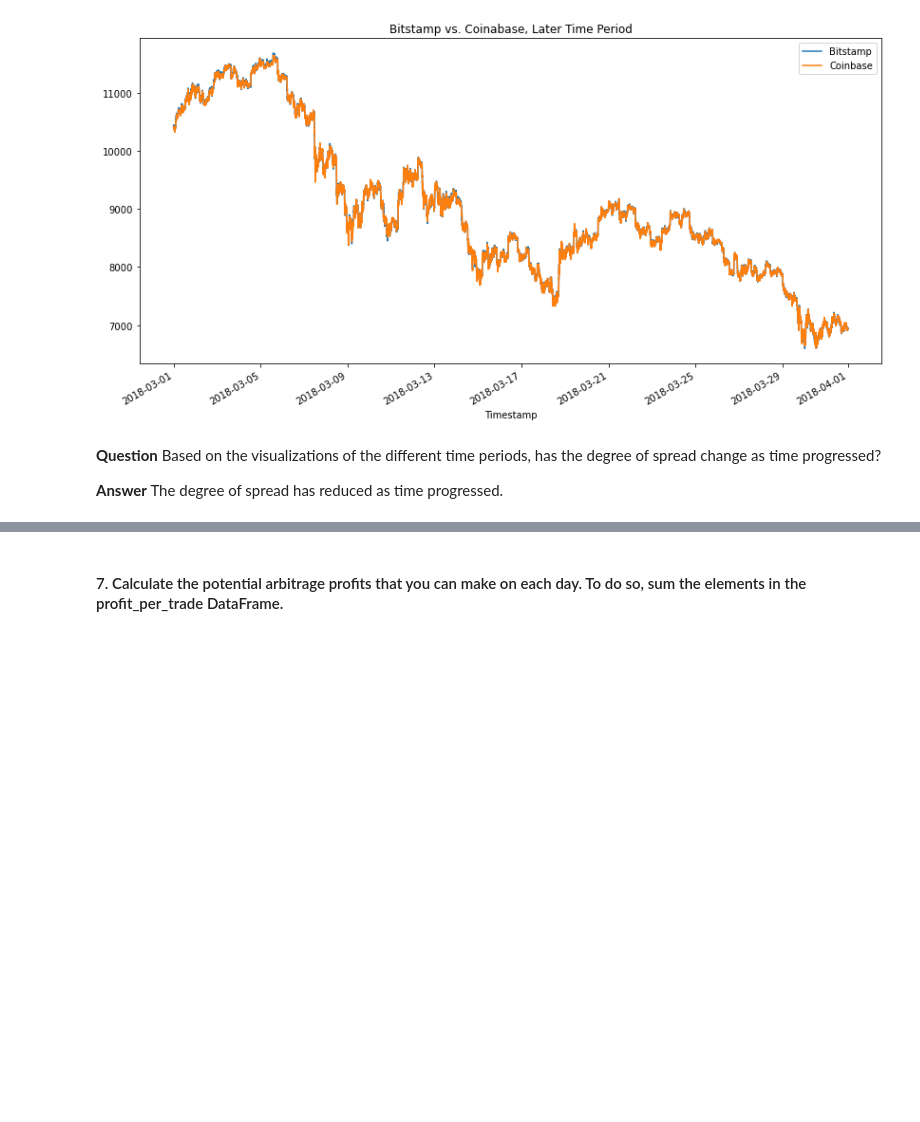
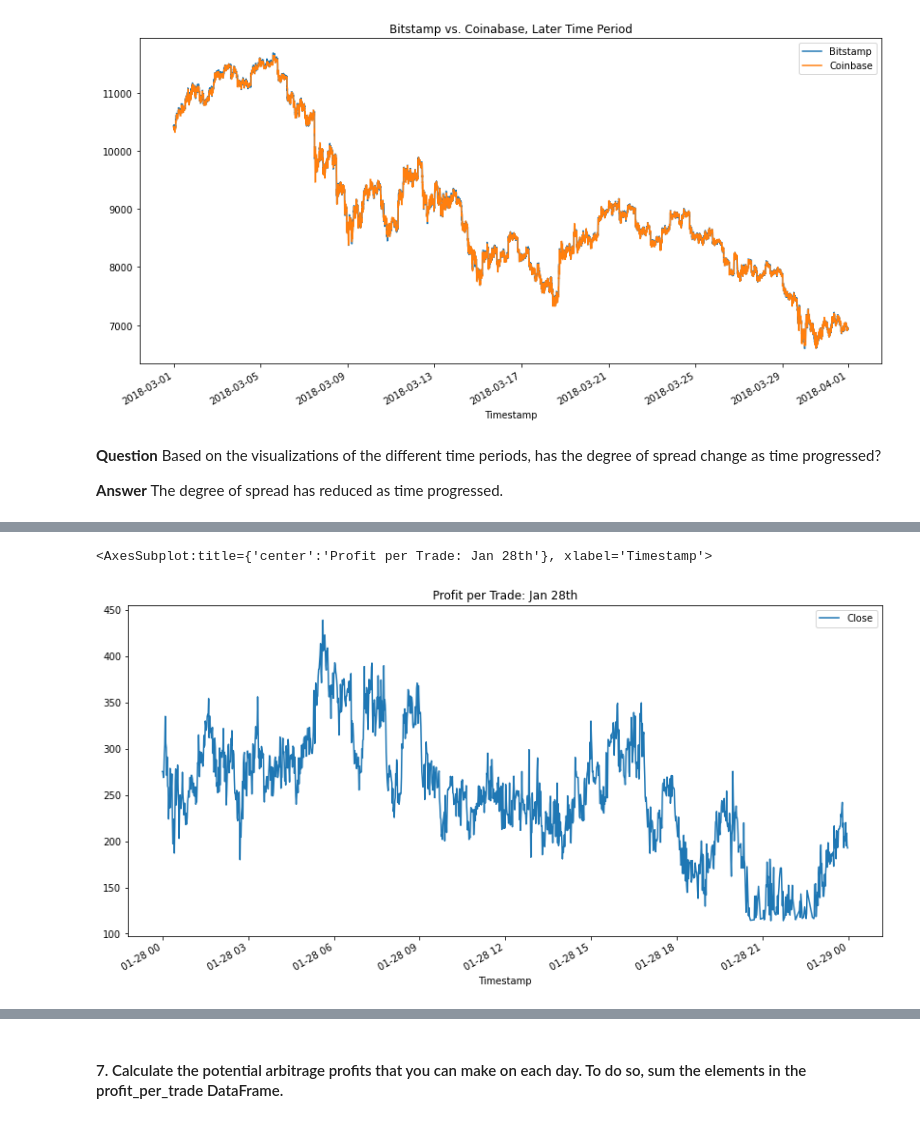
Before and after one commit to 7amza-eth/ArbitrageAnalysis, a Jupyter notebook: crypto_arbitrage.ipynb, the cells around one changed output, grey strips where cells are left out. Cells and saved outputs as stored; diff of their text form; code cells hidden in the pictures; blank space fills up the shorter version.

```diff
--- a/crypto_arbitrage.ipynb
+++ b/crypto_arbitrage.ipynb
@@ -589,0 +288,8 @@ Name: Close, dtype: float64
+# %%
+# Arbitrage spread calculations and summarization of each day
+arbitrage_spread_early = coinbase_sliced.loc['2018-01-01'] - bitstamp_sliced.loc['2018-01-01']
+arbitrage_spread_middle = bitstamp_sliced.loc['2018-01-28'] - coinbase_sliced.loc['2018-01-28']
+arbitrage_spread_late = coinbase_sliced.loc['2018-03-31'] - bitstamp_sliced.loc['2018-03-31']
+display(arbitrage_spread_early.describe())
+display(arbitrage_spread_middle.describe())
+display(arbitrage_spread_late.describe())
@@ -589,0 +324,8 @@ Name: Close, dtype: float64
+# %%
+# Calulcation and summarization of selected day's spread return %
+spread_return_early= arbitrage_spread_early[arbitrage_spread_early>0] / bitstamp_sliced.loc['2018-01-01']
+spread_return_middle= arbitrage_spread_middle[arbitrage_spread_middle>0] / coinbase_sliced.loc['2018-01-28']
+spread_return_late= arbitrage_spread_late[arbitrage_spread_late>0] / bitstamp_sliced.loc['2018-03-31']
+display(spread_return_early.describe())
+display(spread_return_middle.describe())
+display(spread_return_late.describe())
@@ -589,0 +501,6 @@ Name: Close, dtype: float64
+# %%
+# Ploting profit per trade for Jan 28th
+profit_per_trade_middle.plot(figsize=(14,7), title='Profit per Trade: Jan 28th')
+# %% [output]
+<AxesSubplot:title={'center':'Profit per Trade: Jan 28th'}, xlabel='Timestamp'>
+[figure, added]
```
Also changed, not shown: parts of 93 cells of this notebook, 5 other files.
